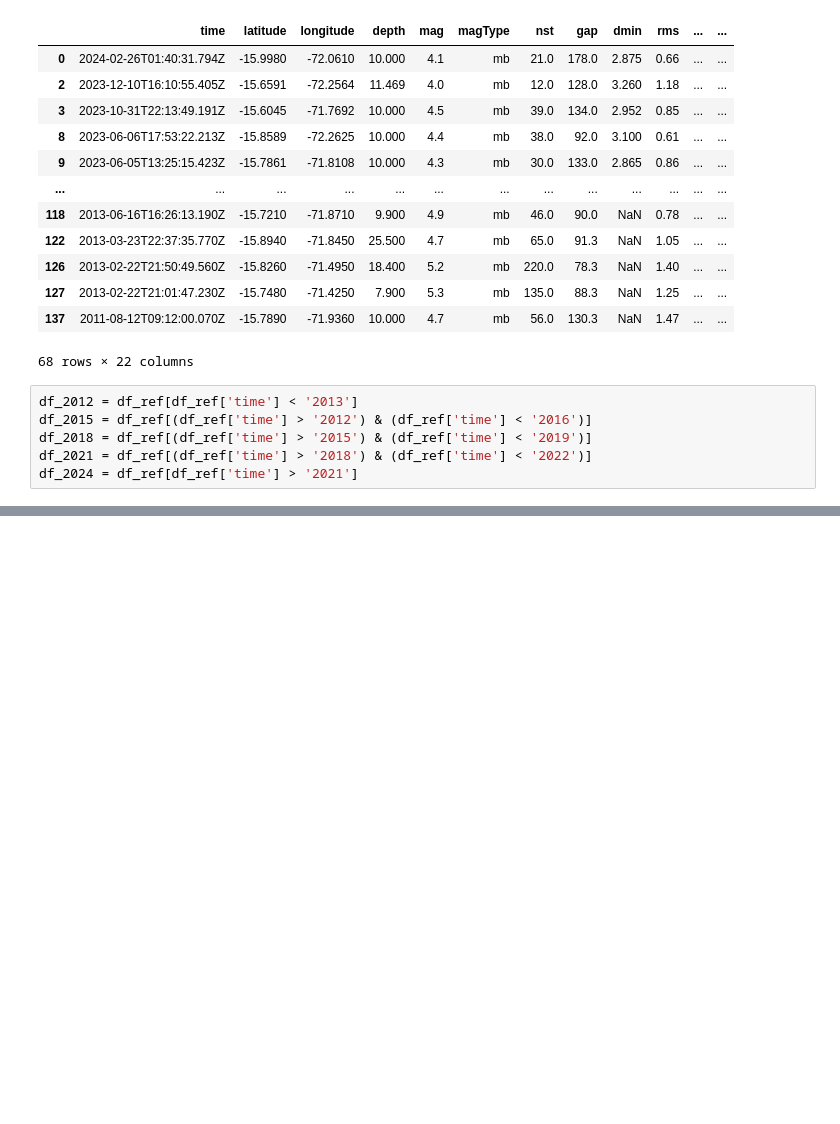
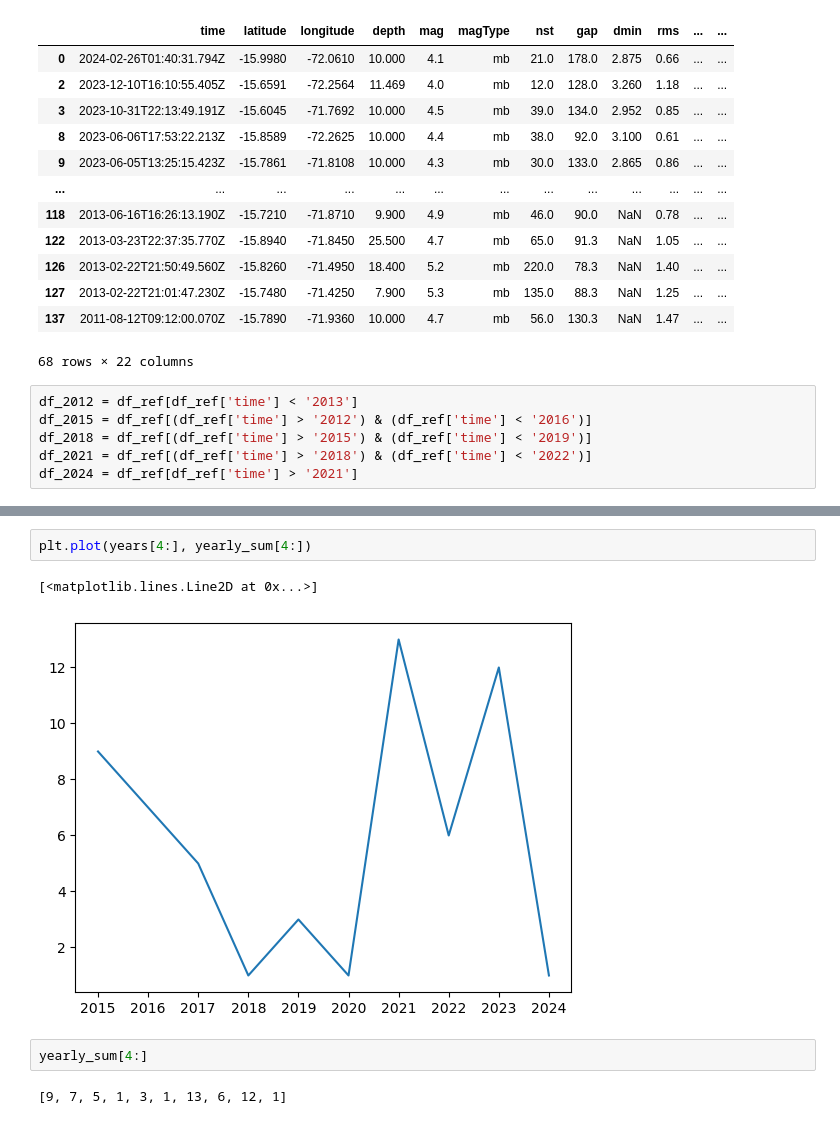
Before and after one commit to GPGN-268/SP2024-FP06-volcano, a Jupyter notebook: notebooks/dev-seismic.ipynb, the cells around one changed output, grey strips where cells are left out. Saved outputs shown, nothing was run; the diff lists cells and outputs as text; blank space fills up the shorter version.

```diff
--- a/notebooks/dev-seismic.ipynb
+++ b/notebooks/dev-seismic.ipynb
@@ -53,0 +93,9 @@ ax.coastlines(resolution='10m')
+# %%
+plt.plot(years[4:], yearly_sum[4:])
+# %% [output]
+[<matplotlib.lines.Line2D at 0x...>]
+[figure, added]
+# %%
+yearly_sum[4:]
+# %% [output]
+[9, 7, 5, 1, 3, 1, 13, 6, 12, 1]
```
Also changed, not shown: parts of 7 cells of this notebook, 3 other files.
